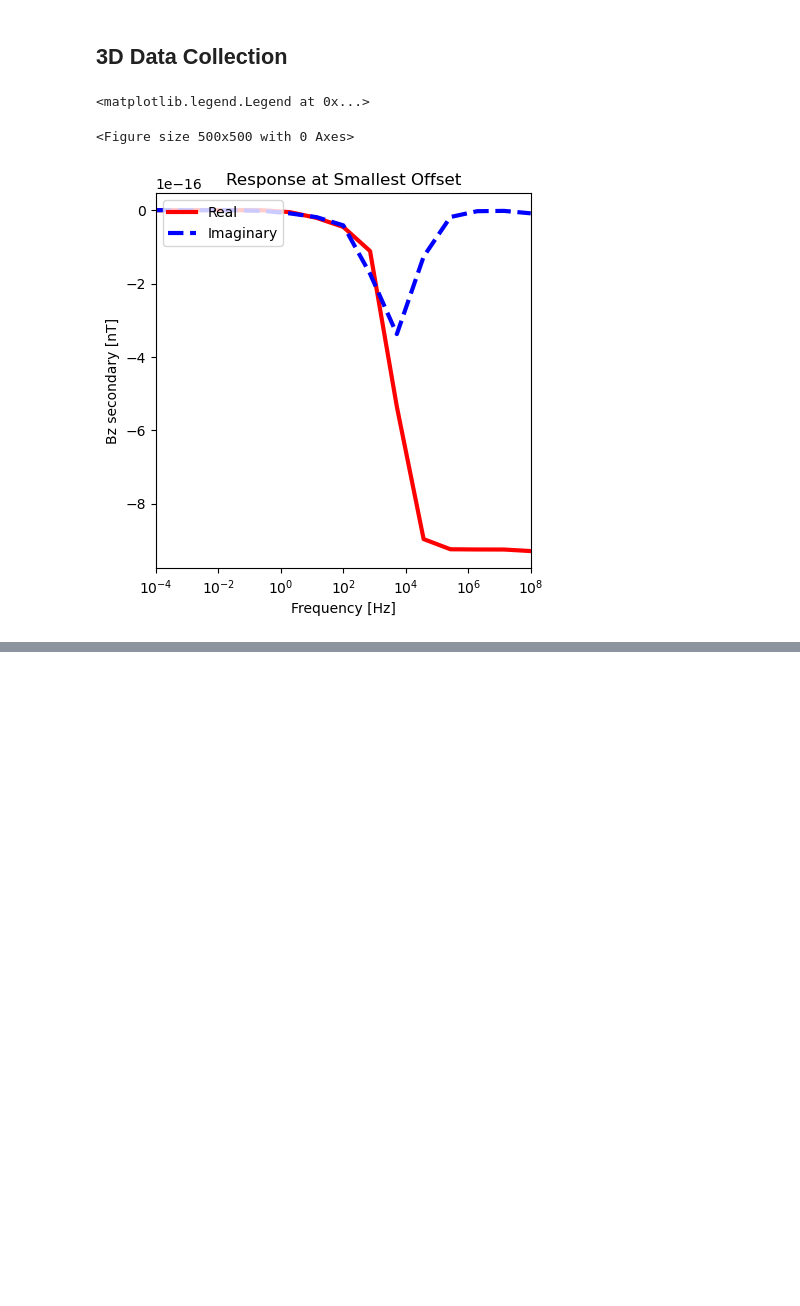
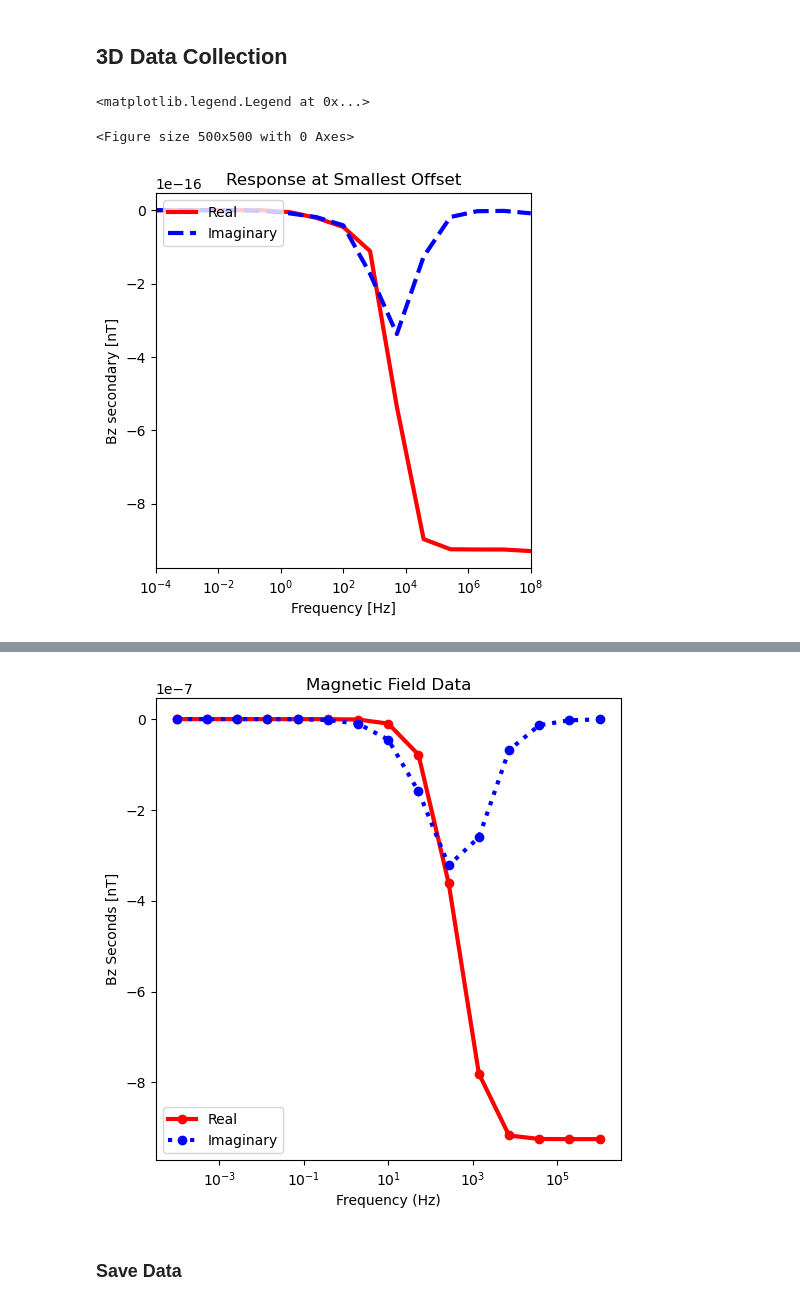
Before and after one commit to SabrinaAshik/EOSC454-Project-SabrinaAshik, a Jupyter notebook: 3d-notebooks/3d_fwd.ipynb, the cells around one changed output, grey strips where cells are left out. Saved outputs shown, nothing was run; the diff lists cells and outputs as text; code cells hidden in the pictures; blank space fills up the shorter version.

```diff
--- a/3d_files/3d_fwd.ipynb
+++ b/3d-notebooks/3d_fwd.ipynb
@@ -113,3 +118,13 @@ mapping = (
+# %%
+mesh1D = discretize.TensorMesh([mesh.h[2]], x0=mesh.x0[[2]])
+active_inds_1d = mesh1D.gridCC[:] < 0  # active indices are below the surface
+mapping_1d = (
+    maps.SurjectVertical1D(mesh)
+    *maps.InjectActiveCells(  # populates 3D space from a 2D model
+        mesh1D, active_inds_1d, resistivity_air
+    )
+    *maps.ExpMap(nP=inversion_mesh_1d.nC)
+    )
 # %% [markdown]
 ## True Model
 # %%
@@ -195,10 +208,9 @@ def get_1D_model(x_position):
 
     log_resistivity_map = maps.ExpMap(nP=len(layer_thicknesses)+1)
 
-    return layer_thicknesses, log_resistivity_map, log_resistivity_model
+    return layer_thicknesses, log_resistivity_map, log_resistivity_model, z_values_model
 # %%
-frequencies = np.logspace(-2, 8, 15)
-sep = 10
+frequencies = np.logspace(-4, 6, 15)
 
 x_positions = np.arange(0, 10000, 500)
 
@@ -208,7 +220,7 @@ source_locations = np.c_[mkvc(xtx), mkvc(ytx), mkvc(ztx)]
 ntx = np.size(xtx)
 
 # Define receiver locations
-xrx, yrx, zrx = np.meshgrid(x_positions + sep, [0], [30])
+xrx, yrx, zrx = np.meshgrid(x_positions + 10, [0], [30])
 receiver_locations = np.c_[mkvc(xrx), mkvc(yrx), mkvc(zrx)]
 
 source_list = []  # Create empty list to store sources
@@ -294,8 +306,7 @@ if write_output:
 # %% [markdown]
 ## 3D Data Collection
 # %%
-frequencies = np.logspace(-4, 8, 15)
-sep = 10
+frequencies = np.logspace(-4, 6, 15)
 
 x_positions = np.arange(0, 10000, 500)
 
@@ -305,7 +316,7 @@ source_locations = np.c_[mkvc(xtx), mkvc(ytx), mkvc(ztx)]
 ntx = np.size(xtx)
 
 # Define receiver locations
-xrx, yrx, zrx = np.meshgrid(x_positions + sep, [0], [30])
+xrx, yrx, zrx = np.meshgrid(x_positions + 10, [0], [30])
 receiver_locations = np.c_[mkvc(xrx), mkvc(yrx), mkvc(zrx)]
 
 source_list = []  # Create empty list to store sources
@@ -418,0 +457,15 @@ mrec = inv.run(m0)
+# %%
+location_index = 10
+d  = dpreds[location_index]
+fig, ax = plt.subplots(1, 1, figsize=(6, 6))
+ax.semilogx(frequencies, (10**9)*d[0::2], "r-o", lw=3)
+ax.semilogx(frequencies, (10**9)*d[1::2], "b:o", lw=3)
+ax.set_xlabel("Frequency (Hz)")
+ax.set_ylabel("Bz Seconds [nT]")
+ax.set_title("Magnetic Field Data")
+ax.legend(["Real", "Imaginary"])
+plt.show()
+# %% [output]
+[figure, added]
+# %% [markdown]
+### Save Data
```
Also changed, not shown: parts of 16 cells of this notebook, 16 other files.
